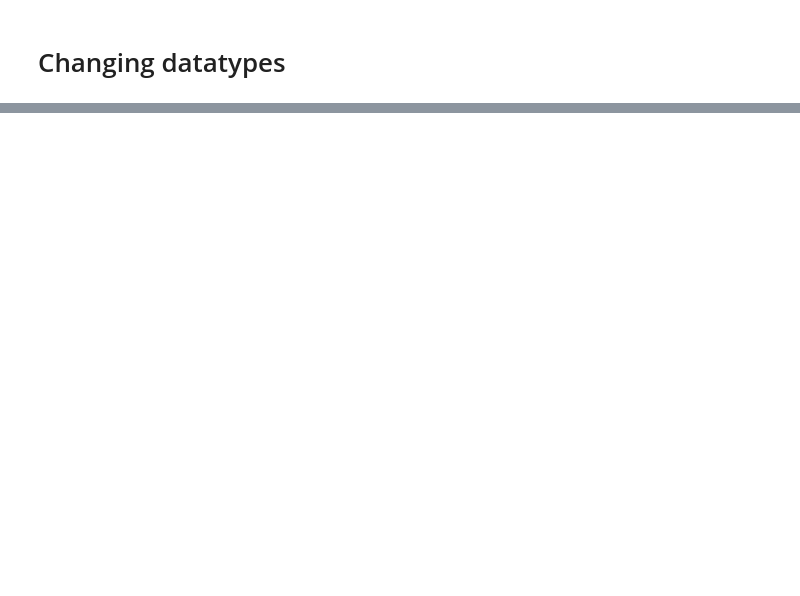
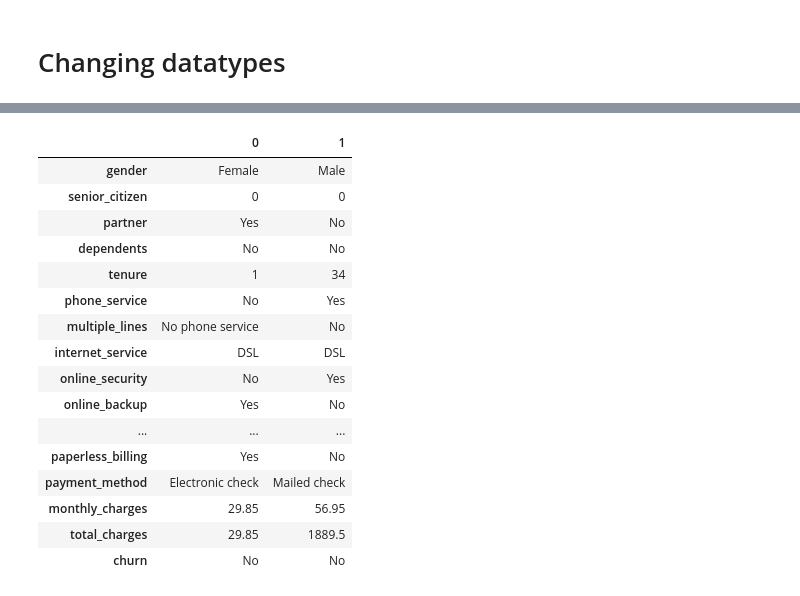
Before and after one commit to BubbaTam/telco-customer-churn, a Jupyter notebook: notebook/check_data.ipynb, the cells around one changed output, grey strips where cells are left out. Saved outputs shown, nothing was run; the diff lists cells and outputs as text; code cells hidden in the pictures; blank space fills up the shorter version.

```diff
--- a/notebook/check_data.ipynb
+++ b/notebook/check_data.ipynb
@@ -199,0 +114,20 @@ st
+# %%
+df.head(2).T
+# %% [output]
+|  | 0 | 1 |
+| gender | Female | Male |
+| senior_citizen | 0 | 0 |
+| partner | Yes | No |
+| dependents | No | No |
+| tenure | 1 | 34 |
+| phone_service | No | Yes |
+| multiple_lines | No phone service | No |
+| internet_service | DSL | DSL |
+| online_security | No | Yes |
+| online_backup | Yes | No |
+| ... | ... | ... |
+| paperless_billing | Yes | No |
+| payment_method | Electronic check | Mailed check |
+| monthly_charges | 29.85 | 56.95 |
+| total_charges | 29.85 | 1889.5 |
+| churn | No | No |
```
Also changed, not shown: parts of 21 cells of this notebook, 17 other files.
